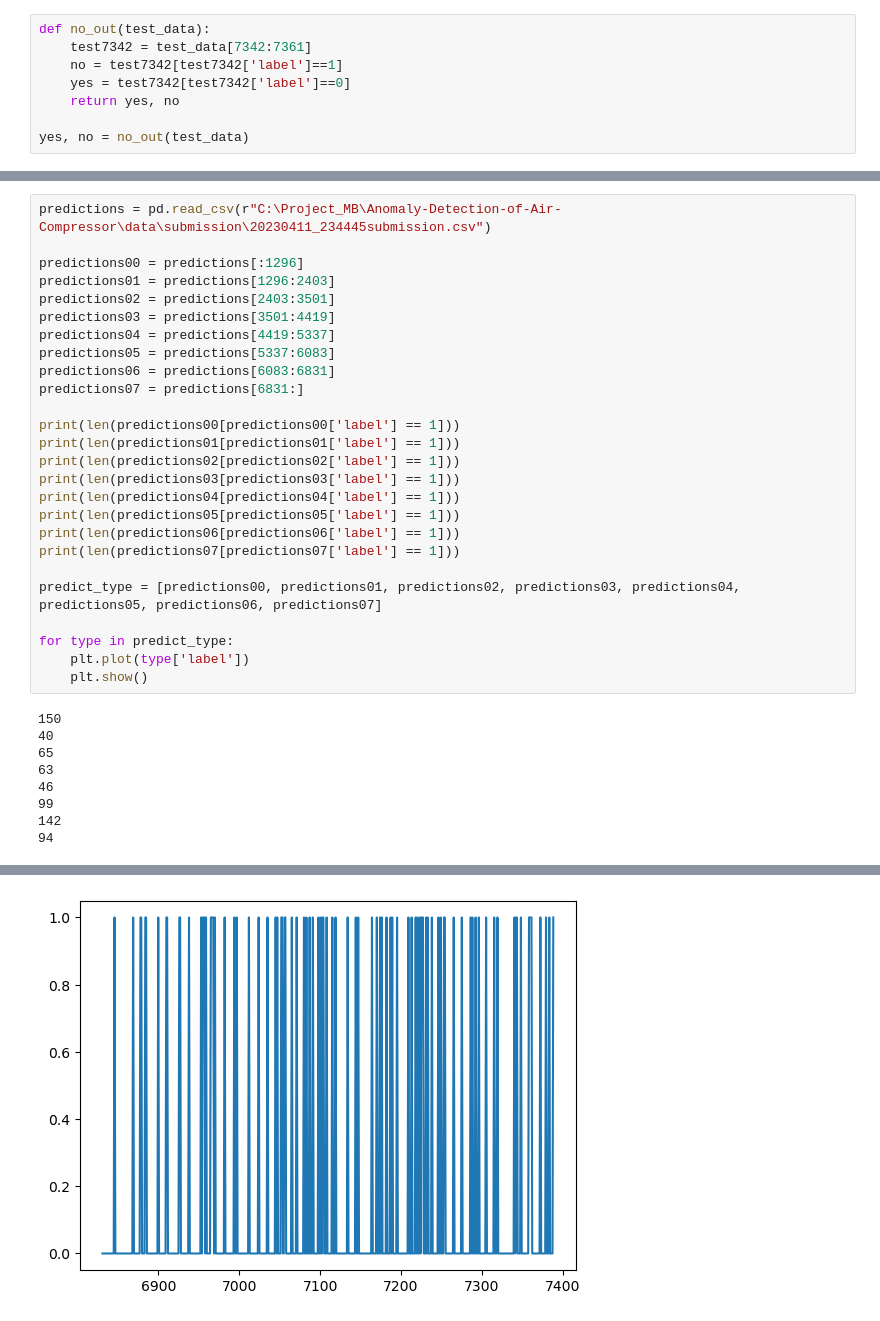
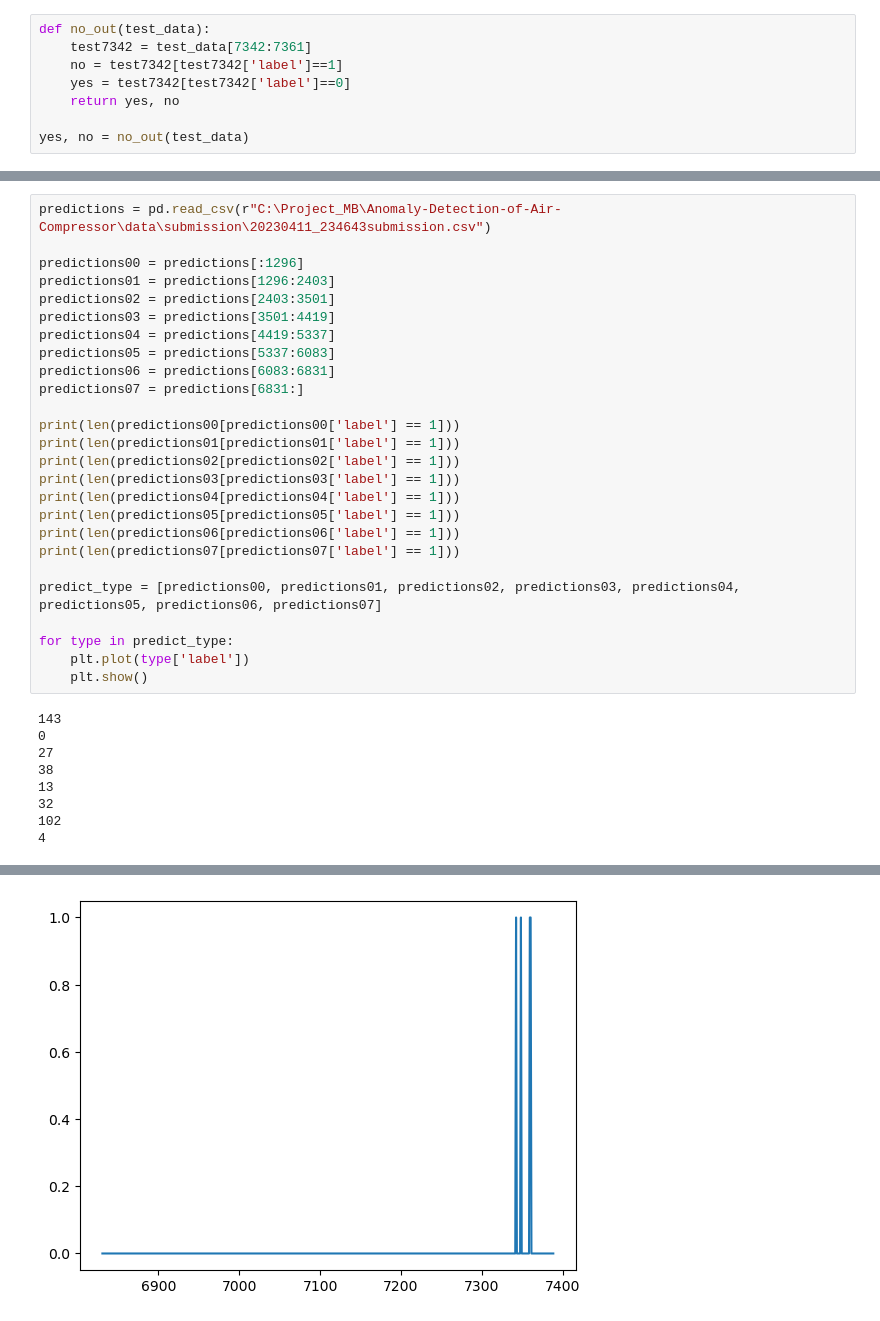
Before and after one commit to Myungbin/Anomaly-Detection-of-Air-Compressor, a Jupyter notebook: --- copy 2.ipynb, the cells around one changed output, grey strips where cells are left out. Drawn from its saved outputs; the diff is of its cells as text.

```diff
--- a/--- copy 2.ipynb
+++ b/--- copy 2.ipynb
@@ -145,5 +146,5 @@ no
 # %%
-predictions = pd.read_csv(r"C:\Project_MB\Anomaly-Detection-of-Air-Compressor\data\submission\20230411_234445submission.csv")
+predictions = pd.read_csv(r"C:\Project_MB\Anomaly-Detection-of-Air-Compressor\data\submission\20230411_234643submission.csv")
 
 predictions00 = predictions[:1296]
 predictions01 = predictions[1296:2403]
@@ -169,11 +170,11 @@ for type in predict_type:
     plt.plot(type['label'])
     plt.show()
 # %% [output]
-150
-40
-65
-63
-46
-99
-142
-94
+143
+0
+27
+38
+13
+32
+102
+4
@@ -187 +188 @@ for type in predict_type:
-[figure, old version]
+[figure, new version]
```
Also changed, not shown: parts of 5 cells of this notebook, 1 other file.
